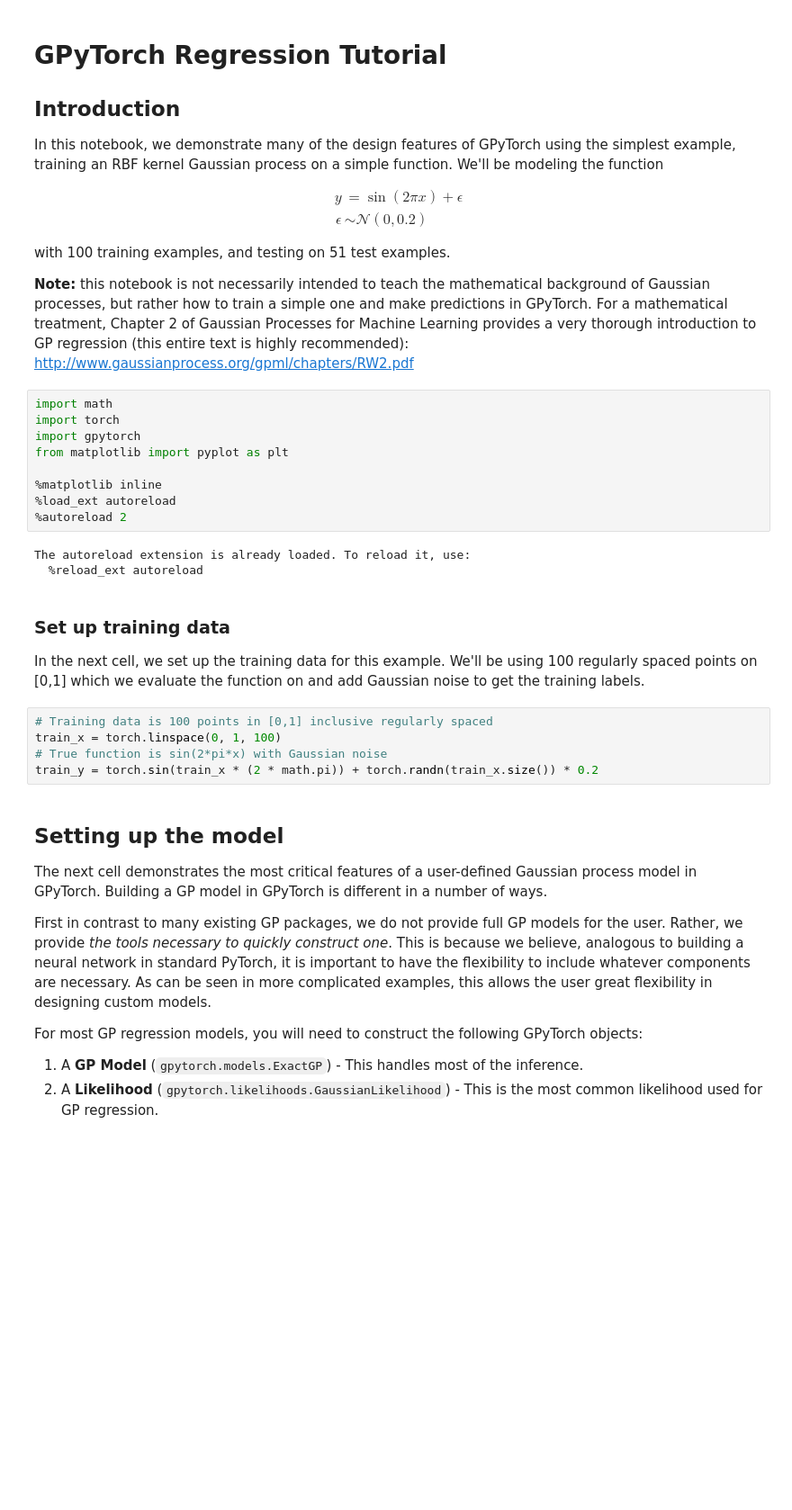
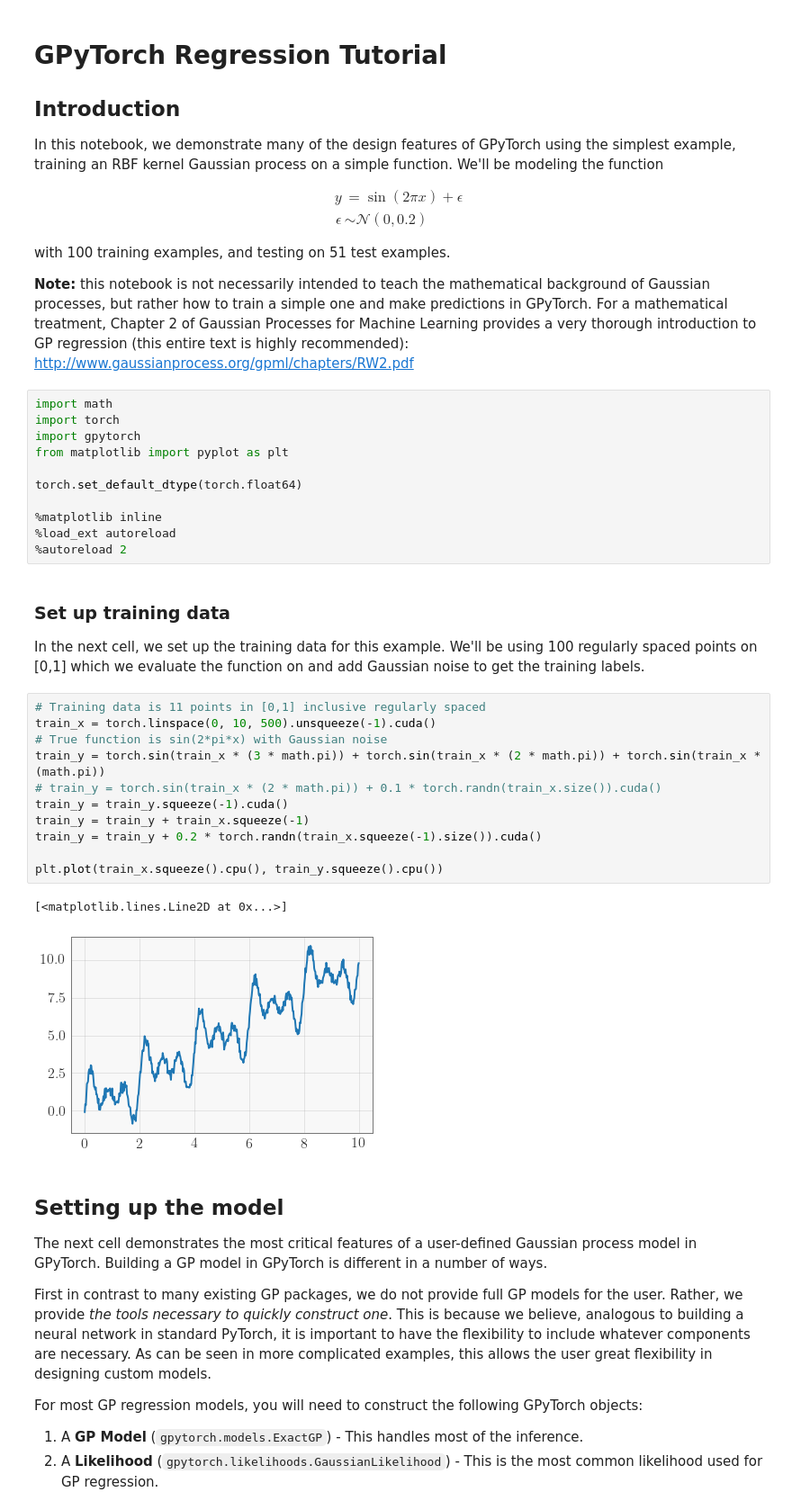
Before and after one commit to cornellius-gp/gpytorch, a Jupyter notebook: examples/01_Exact_GPs/Simple_GP_Regression.ipynb, the cells around one changed output. Shown at 90% size. Cells and saved outputs as stored; diff of their text form; blank space fills up the shorter version.

```diff
--- a/examples/01_Exact_GPs/Simple_GP_Regression.ipynb
+++ b/examples/01_Exact_GPs/Simple_GP_Regression.ipynb
@@ -19,21 +19,29 @@ import torch
 import gpytorch
 from matplotlib import pyplot as plt
 
+torch.set_default_dtype(torch.float64)
+
 %matplotlib inline
 %load_ext autoreload
 %autoreload 2
-# %% [output]
-The autoreload extension is already loaded. To reload it, use:
-  %reload_ext autoreload
 # %% [markdown]
 ### Set up training data
 
 In the next cell, we set up the training data for this example. We'll be using 100 regularly spaced points on [0,1] which we evaluate the function on and add Gaussian noise to get the training labels.
 # %%
-# Training data is 100 points in [0,1] inclusive regularly spaced
-train_x = torch.linspace(0, 1, 100)
+# Training data is 11 points in [0,1] inclusive regularly spaced
+train_x = torch.linspace(0, 10, 500).unsqueeze(-1).cuda()
 # True function is sin(2*pi*x) with Gaussian noise
-train_y = torch.sin(train_x * (2 * math.pi)) + torch.randn(train_x.size()) * 0.2
+train_y = torch.sin(train_x * (3 * math.pi)) + torch.sin(train_x * (2 * math.pi)) + torch.sin(train_x * (math.pi))
+# train_y = torch.sin(train_x * (2 * math.pi)) + 0.1 * torch.randn(train_x.size()).cuda()
+train_y = train_y.squeeze(-1).cuda()
+train_y = train_y + train_x.squeeze(-1)
+train_y = train_y + 0.2 * torch.randn(train_x.squeeze(-1).size()).cuda()
+
+plt.plot(train_x.squeeze().cpu(), train_y.squeeze().cpu())
+# %% [output]
+[<matplotlib.lines.Line2D at 0x...>]
+[figure, added]
 # %% [markdown]
 ## Setting up the model
 
```
Also changed, not shown: parts of 7 cells of this notebook, 7 other files.
